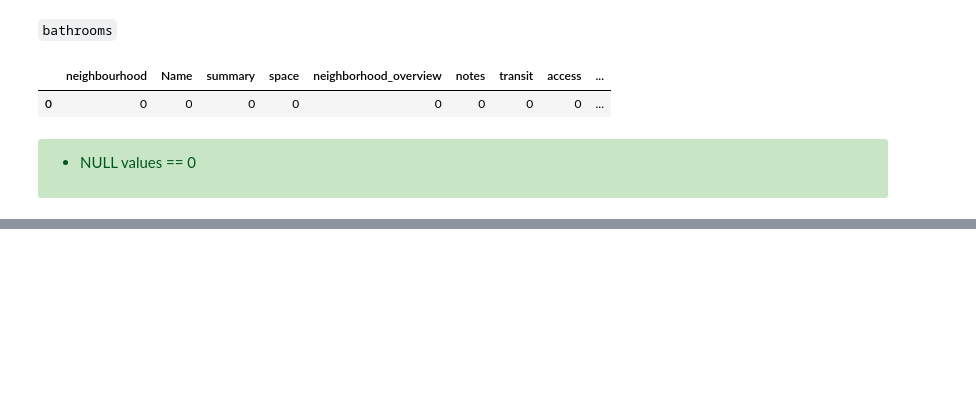
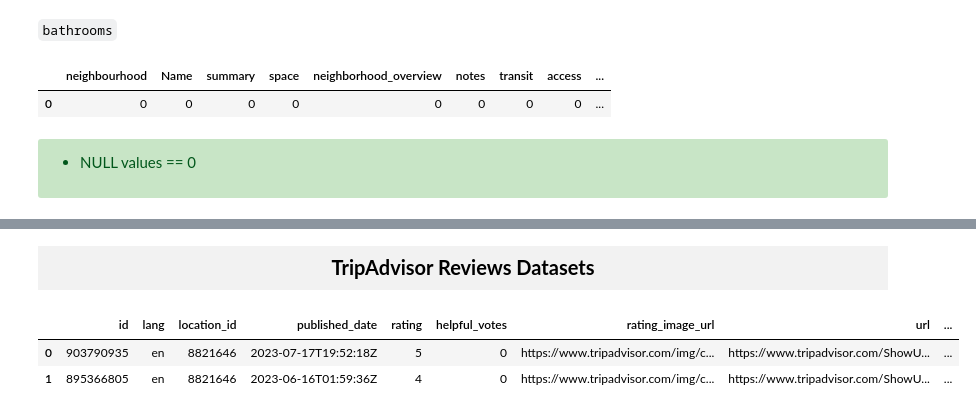
Before and after one commit to elenaalegret/Advanced-Databases, a Jupyter notebook: data_quality_pipeline/dataset_exploration.ipynb, the cells around one changed output, grey strips where cells are left out. Drawn from its saved outputs; the diff is of its cells as text; code cells hidden in the pictures; blank space fills up the shorter version.

```diff
--- a/data_quality_pipeline/dataset_exploration.ipynb
+++ b/data_quality_pipeline/dataset_exploration.ipynb
@@ -875,0 +1186,25 @@ nan_counts.toPandas()
+# %% [markdown]
+<div style="background-color:#F2F2F2; padding: 10px;">
+    <div style="text-align: center;">
+  <span style="font-family: 'Playfair Display', serif; font-size: 20px; font-weight: bold;">
+     TripAdvisor Reviews Datasets
+  </span>
+</div>
+# %%
+df_reviews = spark.read \
+  .format("jdbc") \
+  .option("url", jdbc_url) \
+  .option("driver", driver) \
+  .option("query", "SELECT * FROM df_tripadvisor_reviews") \
+  .load()
+
+# '.' errors with points --> rename cols
+# Replace periods in column names with underscores
+exprs = [f"`{col_name}` as `{col_name.replace('.', '_')}`" for col_name in df_reviews.columns]
+df_reviews = df_reviews.selectExpr(exprs)
+
+df_reviews.limit(2).toPandas()
+# %% [output]
+|  | id | lang | location_id | published_date | rating | helpful_votes | rating_image_url | url | ... |
+| 0 | 903790935 | en | 8821646 | 2023-07-17T19:52:18Z | 5 | 0 | https://www.tripadvisor.com/img/c... | https://www.tripadvisor.com/ShowU... | ... |
+| 1 | 895366805 | en | 8821646 | 2023-06-16T01:59:36Z | 4 | 0 | https://www.tripadvisor.com/img/c... | https://www.tripadvisor.com/ShowU... | ... |
```
Also changed, not shown: parts of 39 cells of this notebook, 4 other files.
